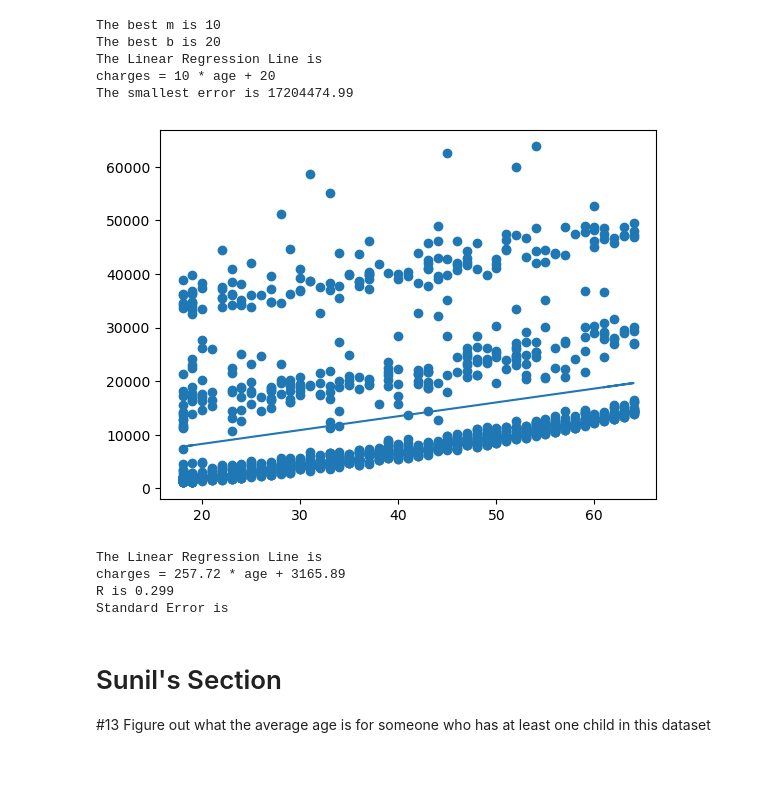
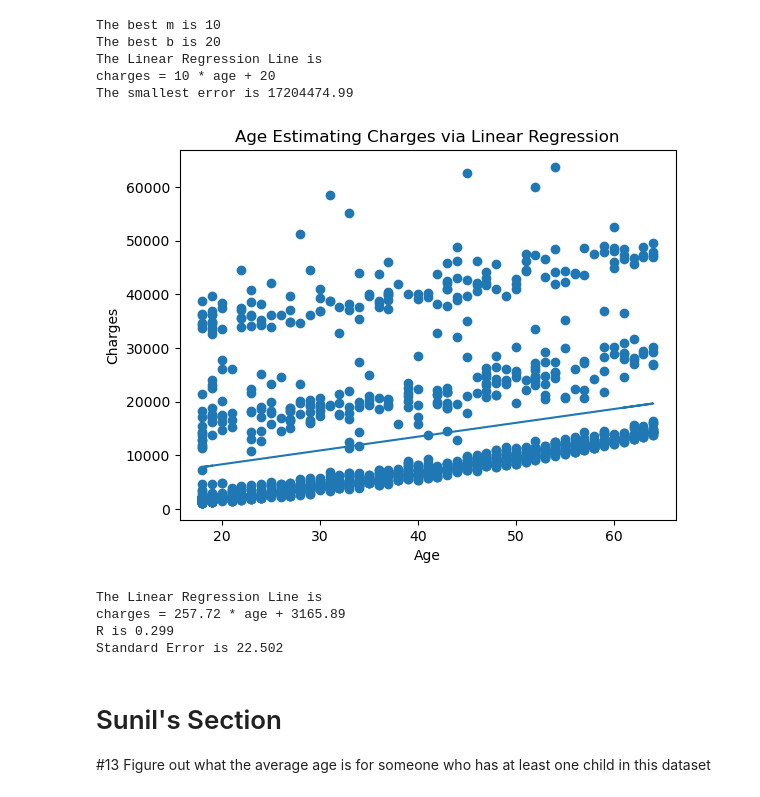
Before and after one commit to Data-Science-and-Analysts-Projects/us-medical-insurance, a Jupyter notebook: us-medical-insurance-costs.ipynb, the cells around one changed output. Cells and saved outputs as stored; diff of their text form; code cells hidden in the pictures; blank space fills up the shorter version.

```diff
--- a/us-medical-insurance-costs.ipynb
+++ b/us-medical-insurance-costs.ipynb
@@ -258,30 +258,35 @@ The smallest error is 17204474.99
 # %%
 # TheJJSerg Changes
 # My Changes
 
 # Define the Linear Regression formula
 def myfunc(x):
     return slope * x + intercept
 
 def simple_linear_regression(x, x_word, y = charges):
     slope, intercept, r, p, std_err = stats.linregress(x, y)
     model = list(map(myfunc, x))
     plt.scatter(x, y)
     plt.plot(x, model)
+
+    # Label the graph
+    plt.title(x_word.title() + " Estimating Charges via Linear Regression")
+    plt.xlabel(x_word.title())
+    plt.ylabel("Charges")
     plt.show()
     print("The Linear Regression Line is ")
     print("charges = " + str(round(slope, 2)) + " * " + str(x_word) + " + " + str(round(intercept, 2)))
     print("R is " + str(round(r, 3)))
-    print("Standard Error is " + str(round(std)))
+    print("Standard Error is " + str(round(std_err, 3)))
     return [slope, intercept, r, p, std_err]
 
 simple_linear_regression_age = simple_linear_regression(x = age, x_word = "age")
 # %% [output]
-[figure, old version]
+[figure, new version]
 The Linear Regression Line is
 charges = 257.72 * age + 3165.89
 R is 0.299
-Standard Error is
+Standard Error is 22.502
 # %% [markdown]
 # Sunil's Section
 #13 Figure out what the average age is for someone who has at least one child in this dataset
```
